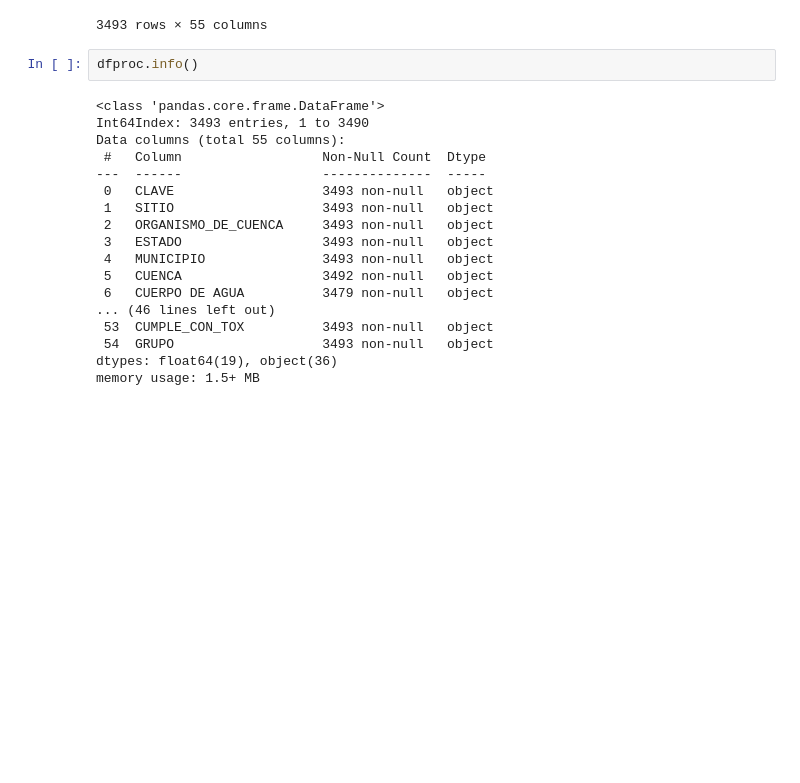
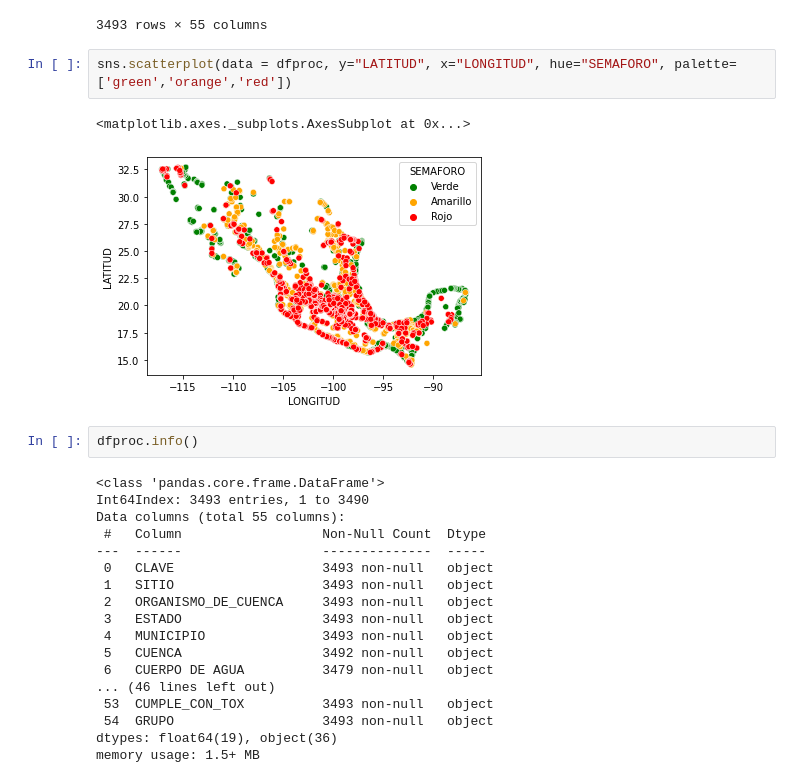
Before and after one commit to PosgradoMNA/actividades-del-projecto-cad_kbcm_jfl, a Jupyter notebook: Reto_entrega_1.ipynb, the cells around one changed output. Drawn from its saved outputs; the diff is of its cells as text; blank space fills up the shorter version.

```diff
--- a/Reto_entrega_1.ipynb
+++ b/Reto_entrega_1.ipynb
@@ -736,6 +736,11 @@ dfproc
 | 3489 | OCRBR5207M1 | EL LAGUITO | RIO BRAVO | TAMAULIPAS | NUEVO LAREDO | RIO BRAVO 11 | EL LAGUITO | LENTICO | LAGO | ... |
 | 3490 | OCRBR5208M1 | PUENTE INTERNACIONAL I NUEVO LAREDO | RIO BRAVO | TAMAULIPAS | NUEVO LAREDO | RIO BRAVO 11 | RIO BRAVO | LOTICO | RIO | ... |
 3493 rows × 55 columns
+# %%
+sns.scatterplot(data = dfproc, y="LATITUD", x="LONGITUD", hue="SEMAFORO", palette=['green','orange','red'])
+# %% [output]
+<matplotlib.axes._subplots.AxesSubplot at 0x...>
+[figure, added]
 # %%
 dfproc.info()
 # %% [output]
```
